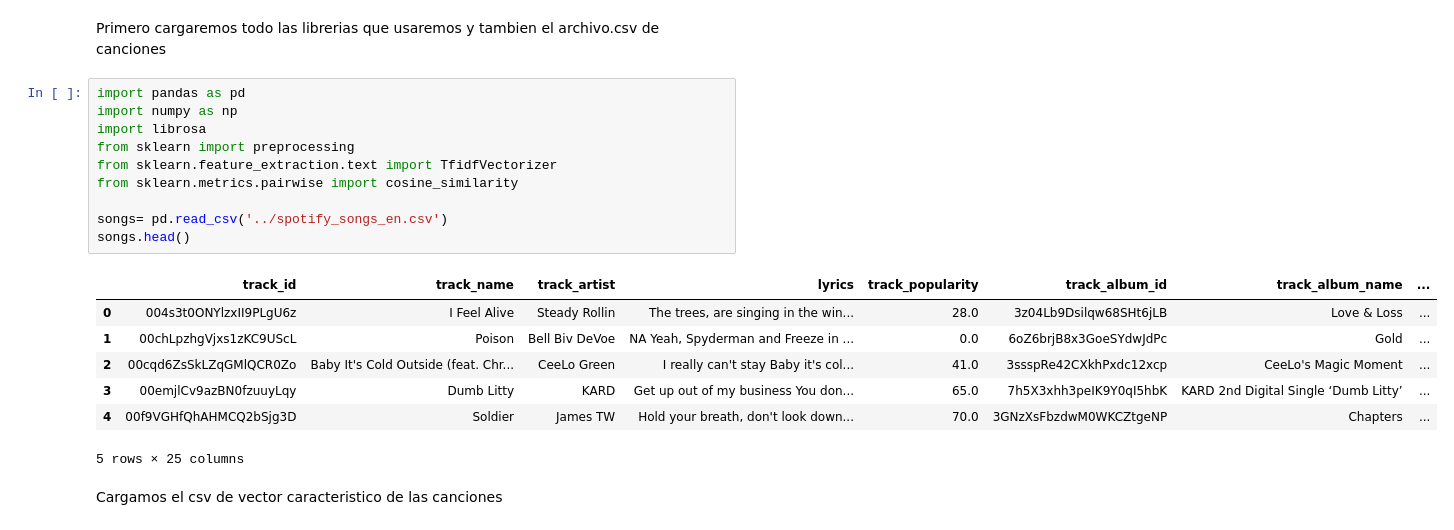
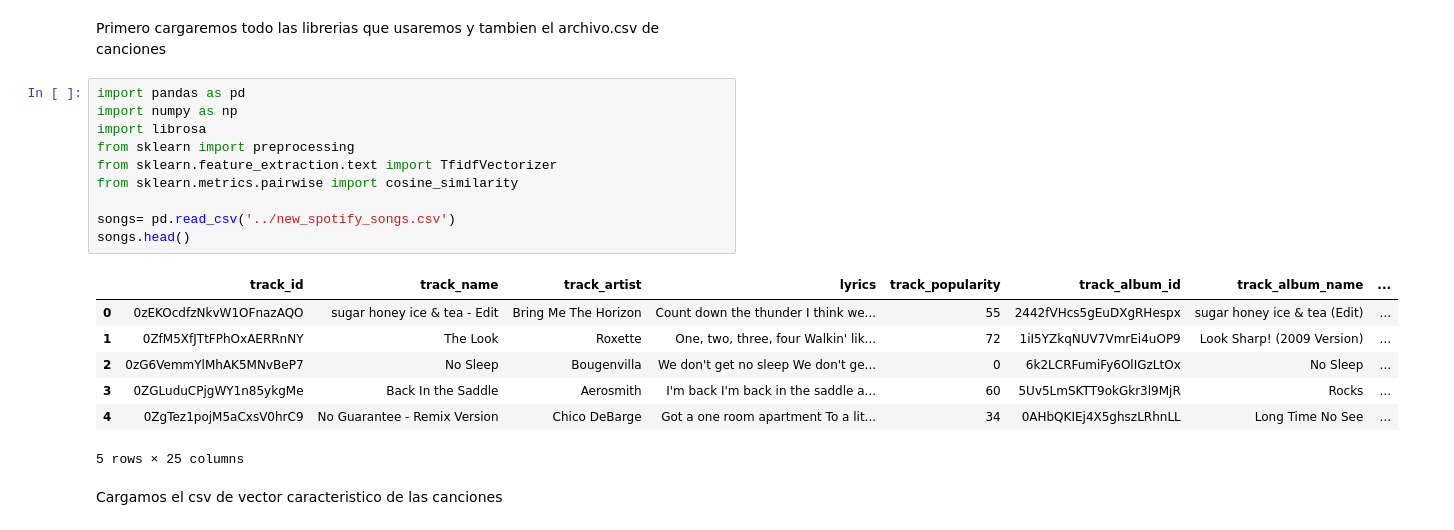
Before and after one commit to MatiasMaravi/BD2-Project2, a Jupyter notebook: knn/knn.ipynb, the cells around one changed output. Drawn from its saved outputs; the diff is of its cells as text.

```diff
--- a/knn/knn.ipynb
+++ b/knn/knn.ipynb
@@ -3,20 +3,20 @@ Primero cargaremos todo las librerias que usaremos y tambien el archivo.csv de c
 # %%
 import pandas as pd
 import numpy as np
 import librosa
 from sklearn import preprocessing
 from sklearn.feature_extraction.text import TfidfVectorizer
 from sklearn.metrics.pairwise import cosine_similarity
 
-songs= pd.read_csv('../spotify_songs_en.csv')
+songs= pd.read_csv('../new_spotify_songs.csv')
 songs.head()
 # %% [output]
 |  | track_id | track_name | track_artist | lyrics | track_popularity | track_album_id | track_album_name | ... |
-| 0 | 004s3t0ONYlzxII9PLgU6z | I Feel Alive | Steady Rollin | The trees, are singing in the win... | 28.0 | 3z04Lb9Dsilqw68SHt6jLB | Love & Loss | ... |
-| 1 | 00chLpzhgVjxs1zKC9UScL | Poison | Bell Biv DeVoe | NA Yeah, Spyderman and Freeze in ... | 0.0 | 6oZ6brjB8x3GoeSYdwJdPc | Gold | ... |
-| 2 | 00cqd6ZsSkLZqGMlQCR0Zo | Baby It's Cold Outside (feat. Chr... | CeeLo Green | I really can't stay Baby it's col... | 41.0 | 3ssspRe42CXkhPxdc12xcp | CeeLo's Magic Moment | ... |
-| 3 | 00emjlCv9azBN0fzuuyLqy | Dumb Litty | KARD | Get up out of my business You don... | 65.0 | 7h5X3xhh3peIK9Y0qI5hbK | KARD 2nd Digital Single ‘Dumb Litty’ | ... |
-| 4 | 00f9VGHfQhAHMCQ2bSjg3D | Soldier | James TW | Hold your breath, don't look down... | 70.0 | 3GNzXsFbzdwM0WKCZtgeNP | Chapters | ... |
+| 0 | 0zEKOcdfzNkvW1OFnazAQO | sugar honey ice & tea - Edit | Bring Me The Horizon | Count down the thunder I think we... | 55 | 2442fVHcs5gEuDXgRHespx | sugar honey ice & tea (Edit) | ... |
+| 1 | 0ZfM5XfJTtFPhOxAERRnNY | The Look | Roxette | One, two, three, four Walkin' lik... | 72 | 1iI5YZkqNUV7VmrEi4uOP9 | Look Sharp! (2009 Version) | ... |
+| 2 | 0zG6VemmYlMhAK5MNvBeP7 | No Sleep | Bougenvilla | We don't get no sleep We don't ge... | 0 | 6k2LCRFumiFy6OlIGzLtOx | No Sleep | ... |
+| 3 | 0ZGLuduCPjgWY1n85ykgMe | Back In the Saddle | Aerosmith | I'm back I'm back in the saddle a... | 60 | 5Uv5LmSKTT9okGkr3l9MjR | Rocks | ... |
+| 4 | 0ZgTez1pojM5aCxsV0hrC9 | No Guarantee - Remix Version | Chico DeBarge | Got a one room apartment To a lit... | 34 | 0AHbQKIEj4X5ghszLRhnLL | Long Time No See | ... |
 5 rows × 25 columns
 # %% [markdown]
 Cargamos el csv de vector caracteristico de las canciones
```
Also changed, not shown: parts of 24 cells of this notebook.
